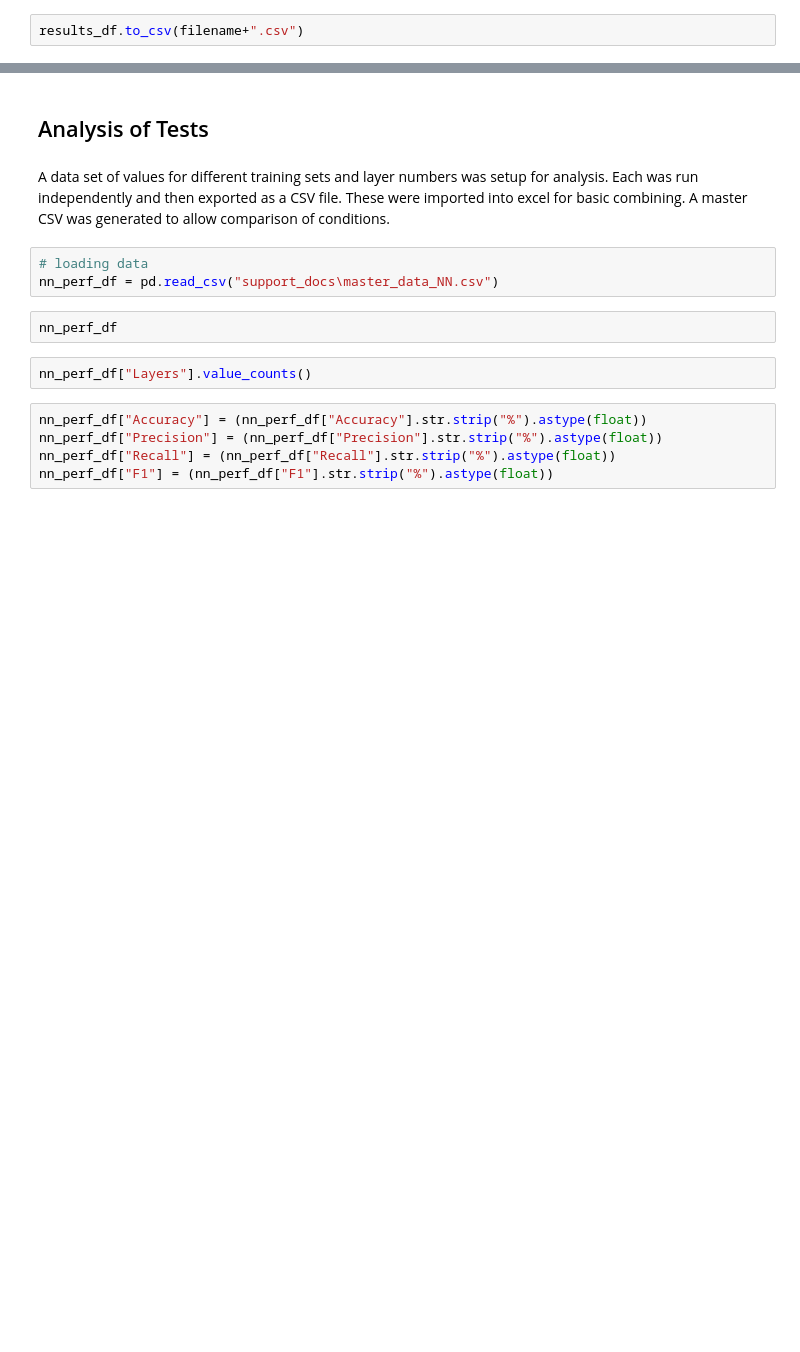
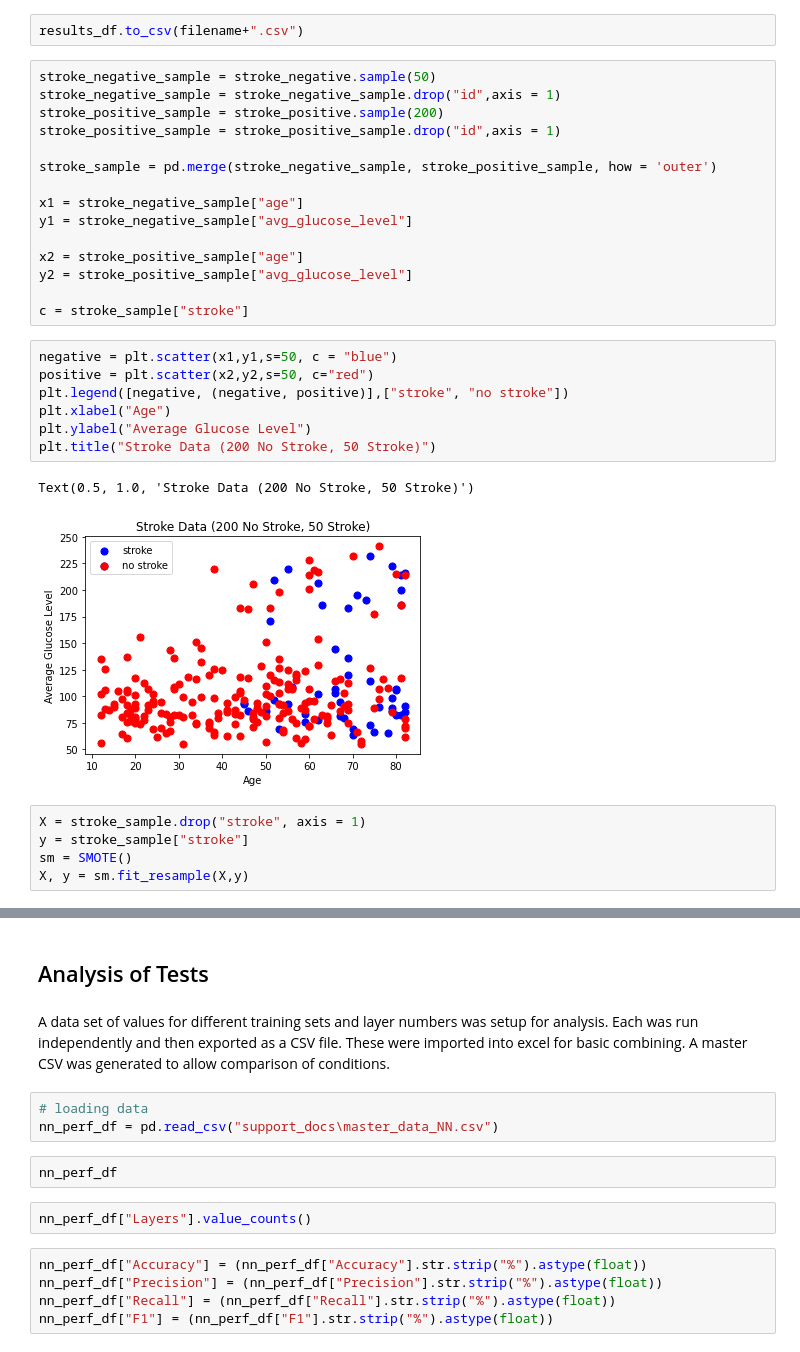
Before and after one commit to vmdinolfo/Team5_FinalProject, a Jupyter notebook: JB_Neural_Network.ipynb, the cells around one changed output, grey strips where cells are left out. Saved outputs shown, nothing was run; the diff lists cells and outputs as text; blank space fills up the shorter version.

```diff
--- a/JB_Neural_Network.ipynb
+++ b/JB_Neural_Network.ipynb
@@ -378,2 +378,32 @@ False Negative: 1102
 # %%
 results_df.to_csv(filename+".csv")
+# %%
+stroke_negative_sample = stroke_negative.sample(50)
+stroke_negative_sample = stroke_negative_sample.drop("id",axis = 1)
+stroke_positive_sample = stroke_positive.sample(200)
+stroke_positive_sample = stroke_positive_sample.drop("id",axis = 1)
+
+stroke_sample = pd.merge(stroke_negative_sample, stroke_positive_sample, how = 'outer')
+
+x1 = stroke_negative_sample["age"]
+y1 = stroke_negative_sample["avg_glucose_level"]
+
+x2 = stroke_positive_sample["age"]
+y2 = stroke_positive_sample["avg_glucose_level"]
+
+c = stroke_sample["stroke"]
+# %%
+negative = plt.scatter(x1,y1,s=50, c = "blue")
+positive = plt.scatter(x2,y2,s=50, c="red")
+plt.legend([negative, (negative, positive)],["stroke", "no stroke"])
+plt.xlabel("Age")
+plt.ylabel("Average Glucose Level")
+plt.title("Stroke Data (200 No Stroke, 50 Stroke)")
+# %% [output]
+Text(0.5, 1.0, 'Stroke Data (200 No Stroke, 50 Stroke)')
+[figure, added]
+# %%
+X = stroke_sample.drop("stroke", axis = 1)
+y = stroke_sample["stroke"]
+sm = SMOTE()
+X, y = sm.fit_resample(X,y)
```
Also changed, not shown: parts of 2 cells of this notebook, 12 other files.
